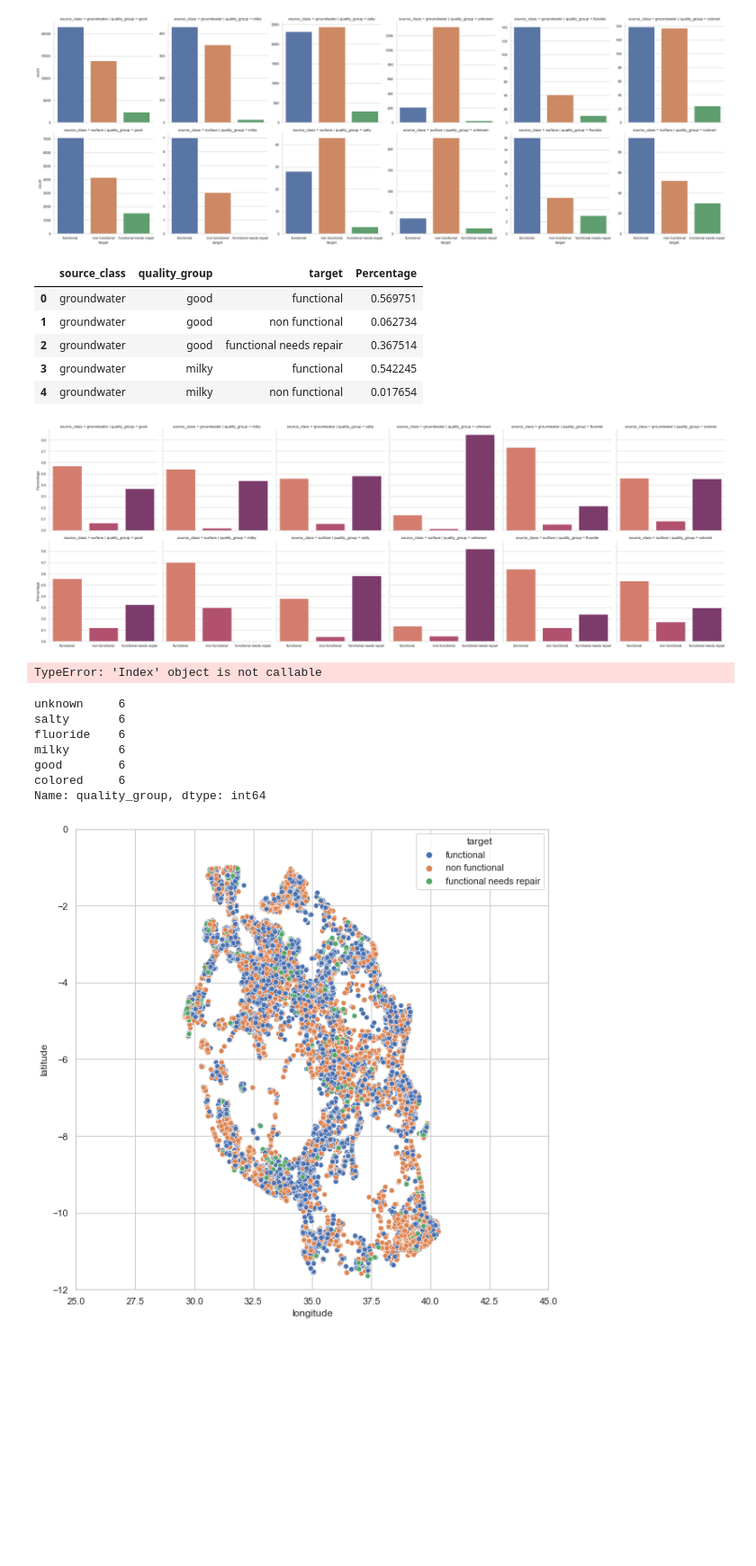
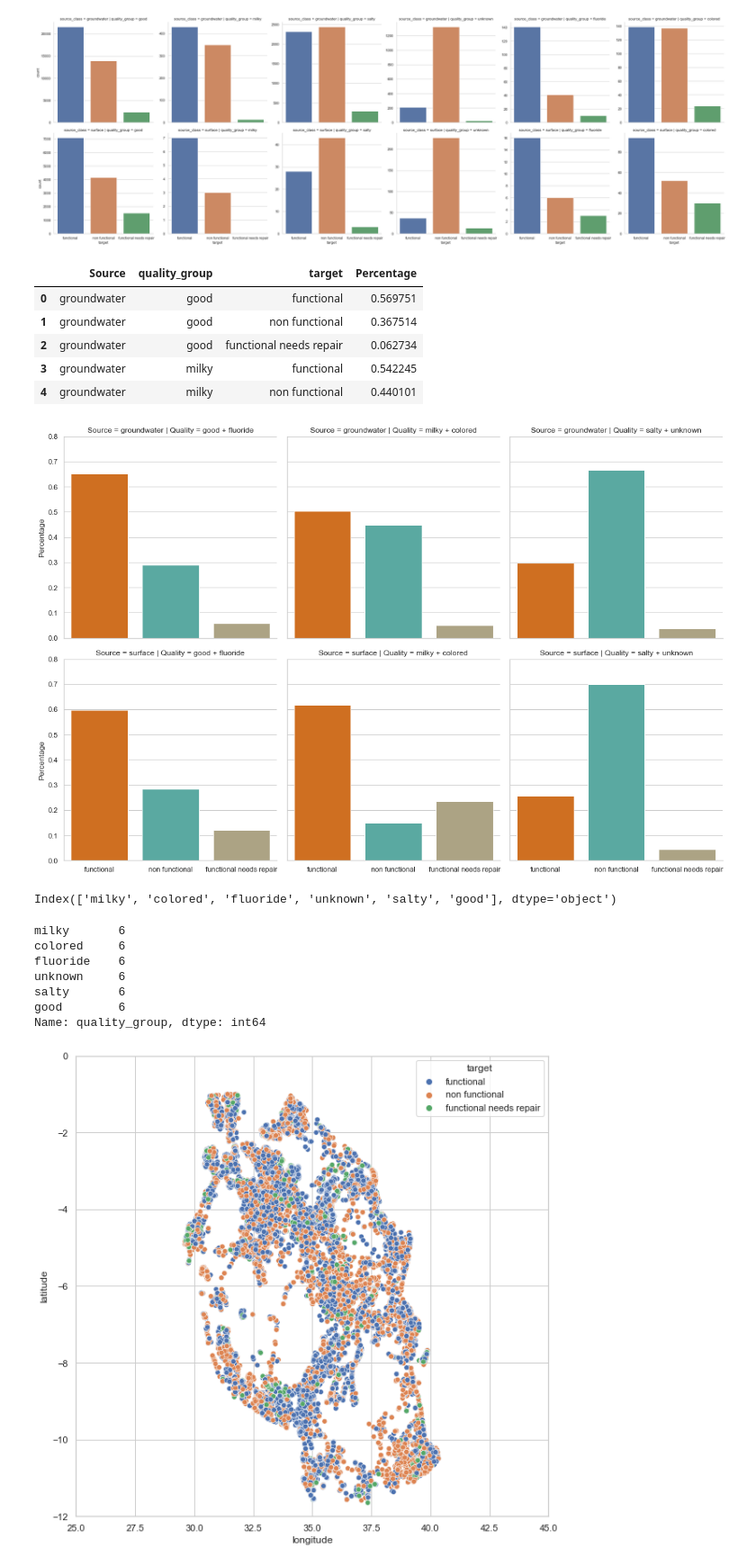
Before and after one commit to awyeh64/Tanzanian_Water_Well_Predictor, a Jupyter notebook: ayeh_eda.ipynb, the cells around one changed output. Shown at 90% size. Drawn from its saved outputs; the diff is of its cells as text; code cells hidden in the pictures; blank space fills up the shorter version.

```diff
--- a/ayeh_eda.ipynb
+++ b/ayeh_eda.ipynb
@@ -678,38 +695,46 @@ for i in cats['source_class'].unique():
         if (len(percent) < 3):
             percent = np.concatenate((percent, [0]))
         percents.append([i,j, 'functional', percent[0]])
-        percents.append([i,j, 'non functional', percent[1]])
-        percents.append([i,j, 'functional needs repair', percent[2]]        )
+        percents.append([i,j, 'non functional', percent[2]])
+        percents.append([i,j, 'functional needs repair', percent[1]])
 # %%
-pf = pd.DataFrame(percents, columns = ['source_class', 'quality_group', 'target', 'Percentage'])
+pf = pd.DataFrame(percents, columns = ['Source', 'quality_group', 'target', 'Percentage'])
 pf.head()
 # %% [output]
-|  | source_class | quality_group | target | Percentage |
+|  | Source | quality_group | target | Percentage |
 | 0 | groundwater | good | functional | 0.569751 |
-| 1 | groundwater | good | non functional | 0.062734 |
-| 2 | groundwater | good | functional needs repair | 0.367514 |
+| 1 | groundwater | good | non functional | 0.367514 |
+| 2 | groundwater | good | functional needs repair | 0.062734 |
 | 3 | groundwater | milky | functional | 0.542245 |
-| 4 | groundwater | milky | non functional | 0.017654 |
+| 4 | groundwater | milky | non functional | 0.440101 |
+# %%
+q_0 = ['good', 'fluoride']
+q_1 = ['milky', 'colored']
+q_2 = ['salty', 'unknown']
+# %%
+pf.loc[(pf['quality_group'] == q_0[0]) | (pf['quality_group'] == q_0[1]), 'Quality'] = f'{q_0[0]} + {q_0[1]}'
+pf.loc[(pf['quality_group'] == q_1[0]) | (pf['quality_group'] == q_1[1]), 'Quality'] = f'{q_1[0]} + {q_1[1]}'
+pf.loc[(pf['quality_group'] == q_2[0]) | (pf['quality_group'] == q_2[1]), 'Quality'] = f'{q_2[0]} + {q_2[1]}'
 # %%
 sns.set(context = 'notebook', style = 'whitegrid')
-ax = sns.catplot(data = pf, x = 'target', y = 'Percentage', kind = 'bar', row = 'source_class', col = 'quality_group', palette = 'flare', height = 5, aspect = 1)
-ax.set(xlabel = '')
-plt.savefig('water source and quality', dpi = 100, bbox_inches = 'tight')
+ax = sns.catplot(data = pf, x = 'target', y = 'Percentage', kind = 'bar', row = 'Source', col = 'Quality', ci = None, palette = ppt_colors, height = 5, aspect = 1)
+ax.set(xlabel = '', ylim = (0, 0.8))
+plt.savefig('water source and quality', dpi = 300, bbox_inches = 'tight')
 # %% [output]
-[figure, old version]
+[figure, new version]
 # %%
-pf['quality_group'].value_counts().index()
+pf['quality_group'].value_counts().index
 # %% [output]
-TypeError: 'Index' object is not callable
+Index(['milky', 'colored', 'fluoride', 'unknown', 'salty', 'good'], dtype='object')
 # %%
 pf['quality_group'].value_counts()
 # %% [output]
+milky       6
+colored     6
+fluoride    6
 unknown     6
 salty       6
-fluoride    6
-milky       6
 good        6
-colored     6
 Name: quality_group, dtype: int64
 # %%
 plt.figure(figsize = (10,10))
```
Also changed, not shown: parts of 12 cells of this notebook.
